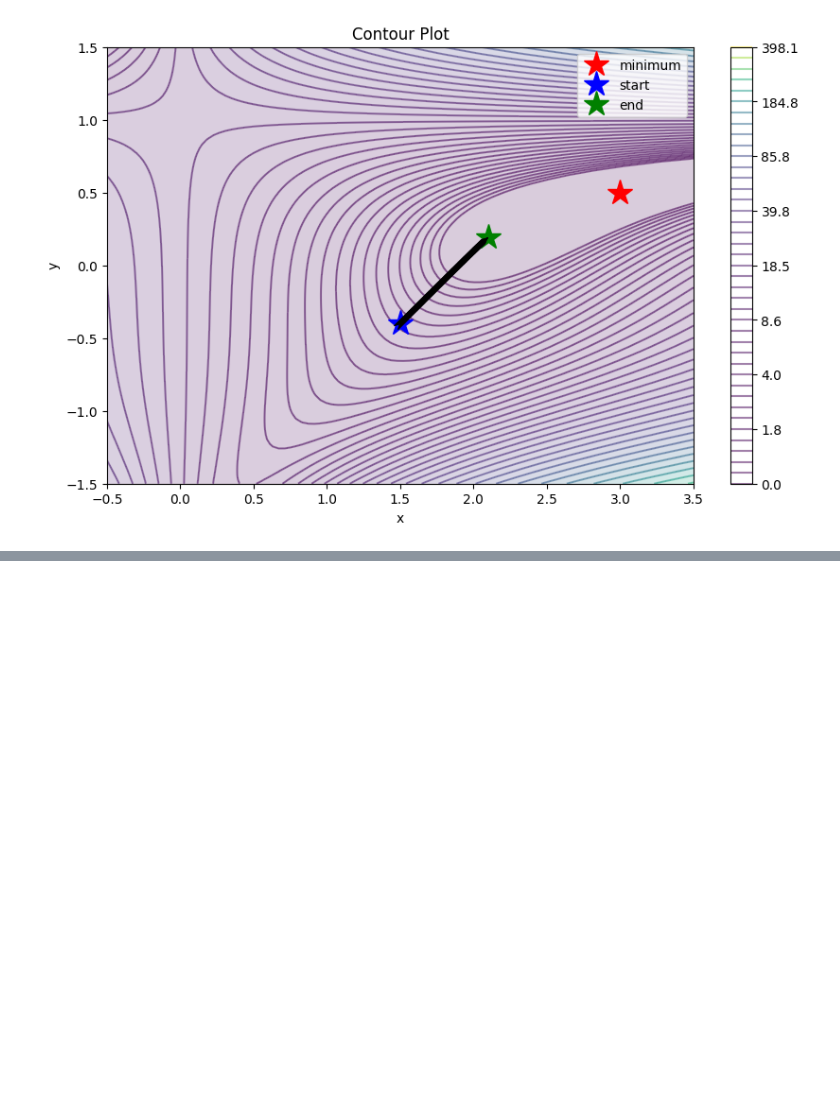
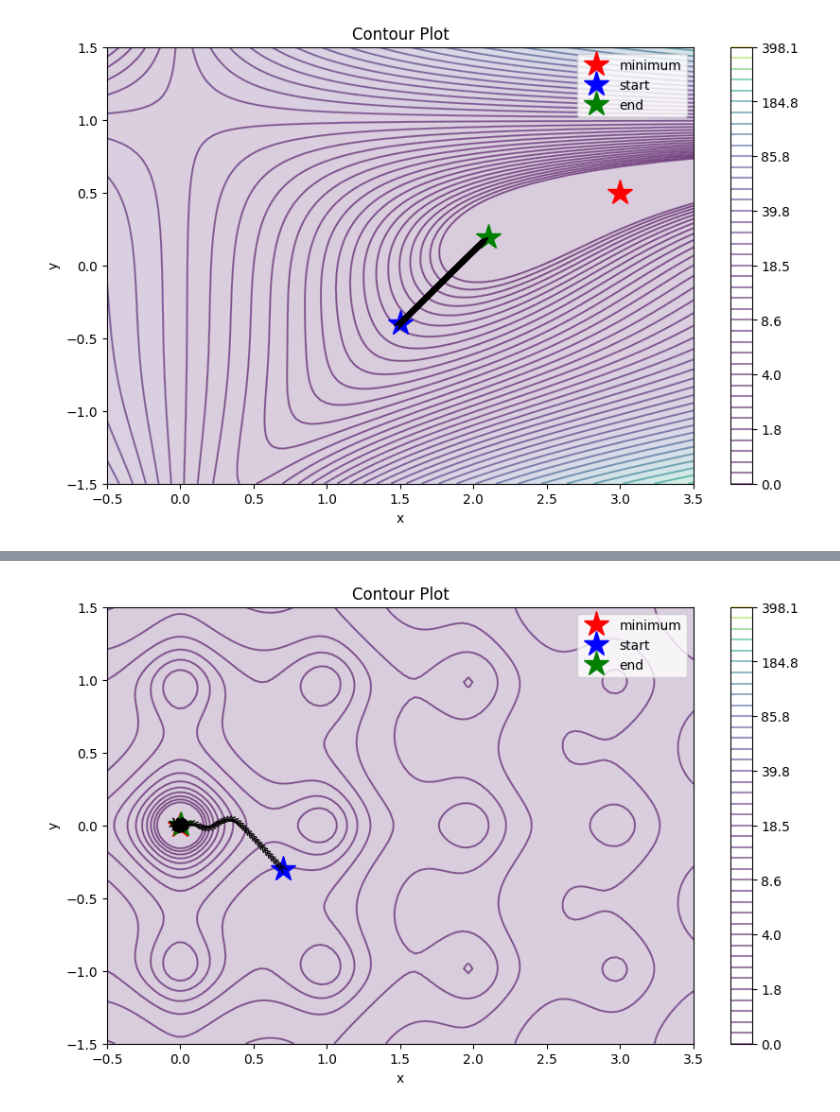
Before and after one commit to DnyaNvB/DeepLearning-Optimization-Methods, a Jupyter notebook: DL-optimization-functions.ipynb, the cells around one changed output, grey strips where cells are left out. Saved outputs shown, nothing was run; the diff lists cells and outputs as text; code cells hidden in the pictures; blank space fills up the shorter version.

Commit message:
Adam (Adaptive moment estimation)

```diff
--- a/DL-optimization-functions.ipynb
+++ b/DL-optimization-functions.ipynb
@@ -350,0 +365,37 @@ optimize_loss(beale, RMSProp_update, params, states, hyper_params, is_first_orde
+# %%
+def Adam_update(params, grads, states, hyper_params):
+  # hyper-param typical values: learning_rate=0.001, beta1=0.9, beta2=0.999, eps=1e-8
+  t = states["t"]
+  t += 1.
+  first_moments = states["first_moments"]
+  second_moments = states["second_moments"]
+
+  for param, grad in zip(params, grads):
+    first_moments[param] = hyper_params['beta1'] * first_moments[param] + (1 - hyper_params['beta1']) * grad
+    second_moments[param] = hyper_params['beta2'] * second_moments[param] + (1 - hyper_params['beta2']) * (torch.pow(grad, 2))
+    first_moments_bias = first_moments[param]/(1 - torch.pow(hyper_params['beta1'], t))
+    second_moments_bias = second_moments[param]/(1 - torch.pow(hyper_params['beta2'], t))
+    param.data = param.data - (hyper_params['lr']/(torch.sqrt(second_moments_bias) + hyper_params['eps'])) * first_moments_bias
+# %%
+#@title {run: "auto"}
+start_x = 0.7 #@param {type:"slider", min:-0.5, max:3.5, step:0.1}
+start_y = -0.3 #@param {type:"slider", min:-1.5, max:1.5, step:0.1}
+learning_rate = 0.02 #@param {type:"slider", min:0, max:0.02,step:0.0005}
+beta1 = 0.8 #@param {type:"slider", min:0.01, max:0.99, step:0.01}
+beta2 = 0.8 #@param {type:"slider", min:0.01, max:0.999, step:0.001}
+epochs = 150 #@param {type:"slider", min:1, max:150,step:1}
+is_first_order = True
+
+x = torch.tensor(start_x, dtype=torch.float32, requires_grad=True)
+y = torch.tensor(start_y, dtype=torch.float32, requires_grad=True)
+params = [x, y]
+first_moments = {param: torch.tensor(0., dtype=torch.float32) for param in params}
+second_moments = {param: torch.tensor(0., dtype=torch.float32)for param in params}
+t = torch.tensor(0., dtype=torch.float32)
+states = {"first_moments": first_moments,
+          "second_moments": second_moments, "t": t}
+hyper_params = {"lr": learning_rate, "beta1": beta1, "beta2": beta2, "eps": 1e-8}
+
+optimize_loss(ackley, Adam_update, params, states, hyper_params, is_first_order)
+# %% [output]
+[figure, added]
```
Also changed, not shown: parts of 2 cells of this notebook.
